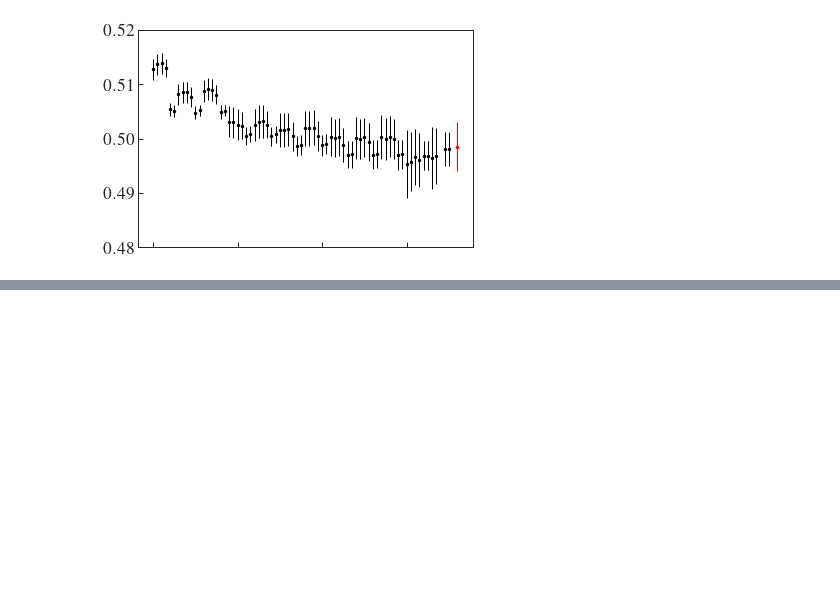
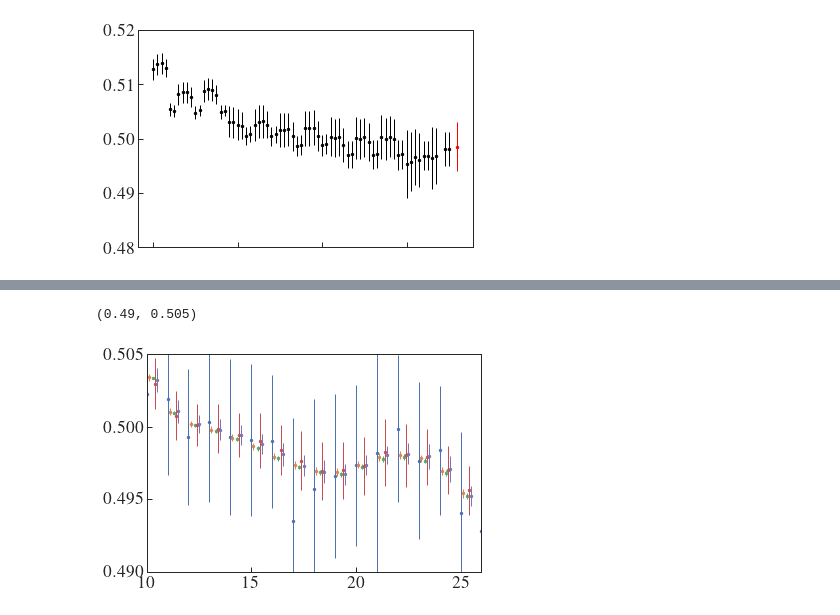
Before and after one commit to chrisculver/SU4_PiPi_Analysis, a Jupyter notebook: testing.ipynb, the cells around one changed output, grey strips where cells are left out. Drawn from its saved outputs; the diff is of its cells as text; code cells hidden in the pictures; blank space fills up the shorter version.

```diff
--- a/testing.ipynb
+++ b/testing.ipynb
@@ -147,0 +206,16 @@ plt.tick_params(
+# %%
+plt.errorbar([t for t in range(len(efmTest))],[e.mean for e in efmTest],yerr=[e.sdev for e in efmTest],
+            linestyle="None", marker=".", lw=1)
+plt.errorbar([t+0.1 for t in range(len(efmNoBS))],[e.mean for e in efmNoBS],yerr=[e.sdev for e in efmNoBS],
+            linestyle="None", marker=".", lw=1)
+plt.errorbar([t+0.3 for t in range(len(efmJK))],[e.mean for e in efmJK],yerr=[e.sdev for e in efmJK],
+            linestyle="None", marker=".", lw=1)
+plt.errorbar([t+0.4 for t in range(len(efmBS10))],[e.mean for e in efmBS10],yerr=[e.sdev for e in efmBS10],
+            linestyle="None", marker=".", lw=1)
+plt.errorbar([t+0.5 for t in range(len(efmBS50))],[e.mean for e in efmBS50],yerr=[e.sdev for e in efmBS50],
+            linestyle="None", marker=".", lw=1)
+plt.xlim(10,26)
+plt.ylim(0.49,0.505)
+# %% [output]
+(0.49, 0.505)
+[figure, added]
```
Also changed, not shown: parts of 11 cells of this notebook.
